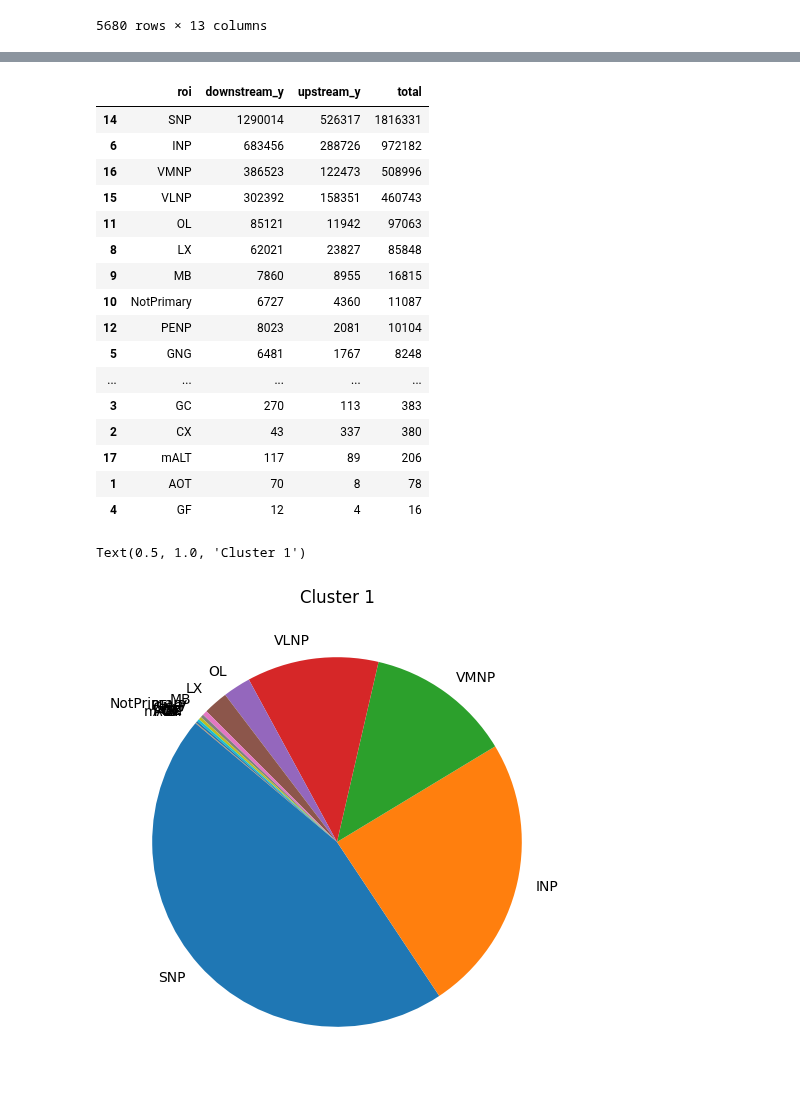
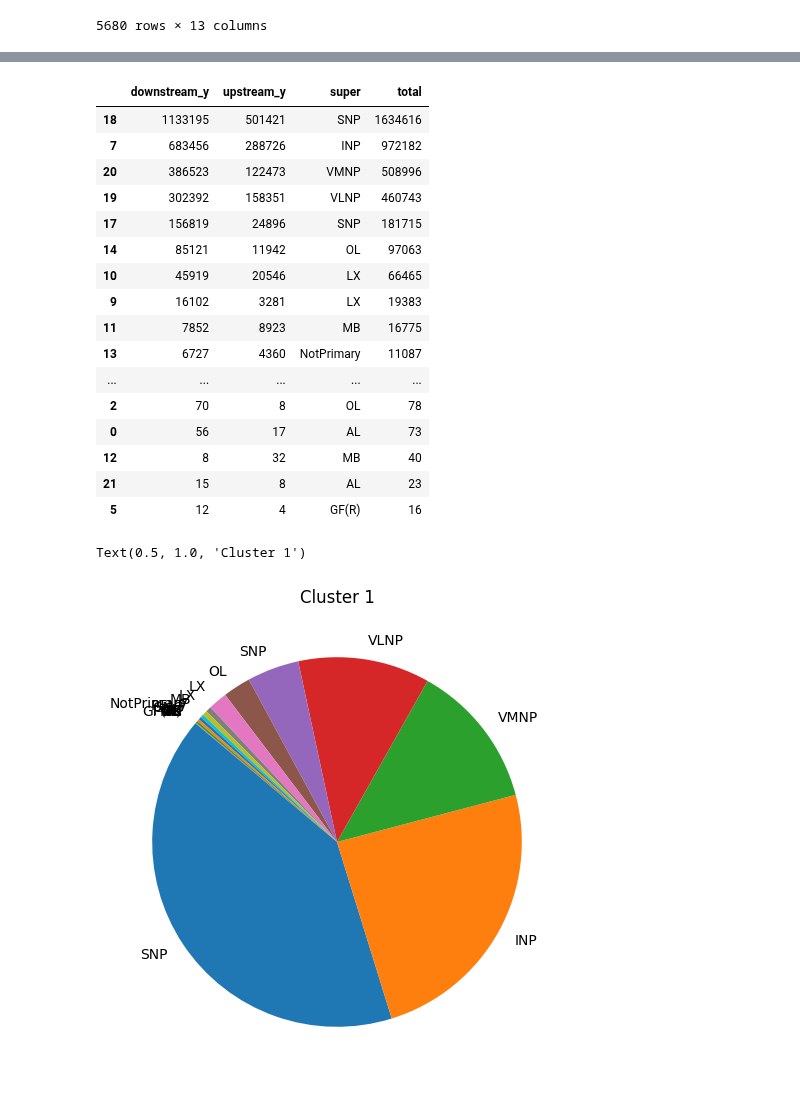
Before and after one commit to RhessaWL/flybrain-clustering, a Jupyter notebook: get_piechart.ipynb, the cells around one changed output, grey strips where cells are left out. Drawn from its saved outputs; the diff is of its cells as text; code cells hidden in the pictures.

```diff
--- a/get_piechart.ipynb
+++ b/get_piechart.ipynb
@@ -78,6 +78,7 @@ roi_df
 # %%
 # Different levels of ROI can be accessed using the dropna() function
 roi_super = roi_df['Super'].dropna()
+roi_l1 = roi_df['L1'].dropna()
 roi_l2 = roi_df['L2'].dropna()
 roi_l3 = roi_df['L3'].dropna()
 roi_l4 = roi_df['L4'].dropna()
@@ -371,7 +365,7 @@ roi_info[roi_info['bodyId']==642723975]
 # I will use the dataframe I created that follows the roi hierarchy (roi_info)
 # filter roi data to only include the super roi data as we dont want any repeated synapses
 # and the super rois are the highest level of the hierarchy
-roi_edited = roi_info[roi_info['roi'].isin(roi_super)]
+roi_edited = roi_info[roi_info['roi'].isin(roi_l1)]
 # Attach roi_info to the full partition dataframe
 full_roi = pd.merge(full, roi_edited, left_on='id', right_on='bodyId', how='inner')
 full_roi
@@ -426,9 +420,9 @@ cluster1
 # I will now work on collapsing the right and left seperation of the dataframe
 # This code only searches for the '(R)' string chunk, the '(L)' string chunk
 # and the '(+ACA)' string chunk and replaces it with an empty string
-cluster1['roi'] = cluster1['roi'].str.replace(r'\(L\)', '', regex=True)
-cluster1['roi'] = cluster1['roi'].str.replace(r'\(R\)', '', regex=True)
-cluster1['roi'] = cluster1['roi'].str.replace(r'(+ACA)', '', regex=False)
+#cluster1['roi'] = cluster1['roi'].str.replace(r'\(L\)', '', regex=True)
+#cluster1['roi'] = cluster1['roi'].str.replace(r'\(R\)', '', regex=True)
+#cluster1['roi'] = cluster1['roi'].str.replace(r'(+ACA)', '', regex=False)
 
 cluster1
 # %% [output]
@@ -449,5 +443,16 @@ cluster1
 # Now when summing up the downstream and upstream synapses per ROI, we should only have one entry for each ROI
 # This code groups the dataframe by the roi column and sums up the downstream and upstream synapses accordingly
 roi_grouped = cluster1.groupby('roi', as_index=False).agg({'downstream_y': 'sum', 'upstream_y': 'sum'})
+
+# I will now add the super column onto the dataframe and align the correct super roi with the correct roi
+# i will use the roi_df dataframe to do this
+
+# I will first create a dictionary with the roi as the key and the super roi as the value
+roi_super_dict = roi_df.set_index('L1')['Super'].to_dict()
+
+# I will now create a new column in the dataframe that will contain the super roi if the roi is not in dict, just keep it as is in roi column
+# Also drop the roi column as it is no longer needed
+roi_grouped['super'] = roi_grouped['roi'].map(roi_super_dict).fillna(roi_grouped['roi'])
+roi_grouped = roi_grouped.drop(columns=['roi'])
 roi_grouped
 # %% [output]
@@ -478,31 +483,31 @@ roi_grouped
 final_data = roi_grouped[roi_grouped['total'] > 1].sort_values(by='total', ascending=False)
 final_data
 # %% [output]
-|  | roi | downstream_y | upstream_y | total |
-| 14 | SNP | 1290014 | 526317 | 1816331 |
-| 6 | INP | 683456 | 288726 | 972182 |
-| 16 | VMNP | 386523 | 122473 | 508996 |
-| 15 | VLNP | 302392 | 158351 | 460743 |
-| 11 | OL | 85121 | 11942 | 97063 |
-| 8 | LX | 62021 | 23827 | 85848 |
-| 9 | MB | 7860 | 8955 | 16815 |
-| 10 | NotPrimary | 6727 | 4360 | 11087 |
-| 12 | PENP | 8023 | 2081 | 10104 |
-| 5 | GNG | 6481 | 1767 | 8248 |
+|  | downstream_y | upstream_y | super | total |
+| 18 | 1133195 | 501421 | SNP | 1634616 |
+| 7 | 683456 | 288726 | INP | 972182 |
+| 20 | 386523 | 122473 | VMNP | 508996 |
+| 19 | 302392 | 158351 | VLNP | 460743 |
+| 17 | 156819 | 24896 | SNP | 181715 |
+| 14 | 85121 | 11942 | OL | 97063 |
+| 10 | 45919 | 20546 | LX | 66465 |
+| 9 | 16102 | 3281 | LX | 19383 |
+| 11 | 7852 | 8923 | MB | 16775 |
+| 13 | 6727 | 4360 | NotPrimary | 11087 |
 | ... | ... | ... | ... | ... |
-| 3 | GC | 270 | 113 | 383 |
-| 2 | CX | 43 | 337 | 380 |
-| 17 | mALT | 117 | 89 | 206 |
-| 1 | AOT | 70 | 8 | 78 |
-| 4 | GF | 12 | 4 | 16 |
+| 2 | 70 | 8 | OL | 78 |
+| 0 | 56 | 17 | AL | 73 |
+| 12 | 8 | 32 | MB | 40 |
+| 21 | 15 | 8 | AL | 23 |
+| 5 | 12 | 4 | GF(R) | 16 |
 # %%
 # Now this dataframe is ready to be used for plotting
 fig, ax = plt.subplots(figsize=(6, 6))
-ax.pie(final_data['total'], labels=final_data['roi'], radius=1, startangle=140)
+ax.pie(final_data['total'], labels=final_data['super'], radius=1, startangle=140)
 ax.set_title('Cluster 1')
 # %% [output]
 Text(0.5, 1.0, 'Cluster 1')
-[figure, old version]
+[figure, new version]
 # %%
 # These are all the steps I will use to create a function that will take in a cluster dataframe,
 # a roi_list to filter by, and return a pie chart
```
Also changed, not shown: parts of 14 cells of this notebook, 4 other files.
